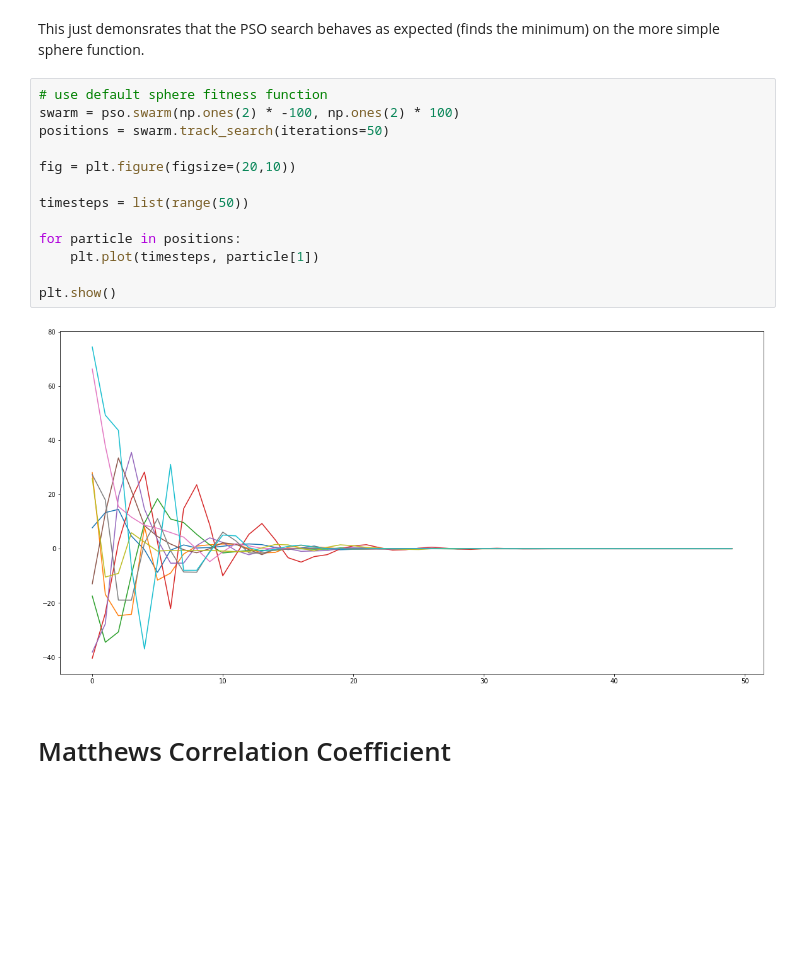
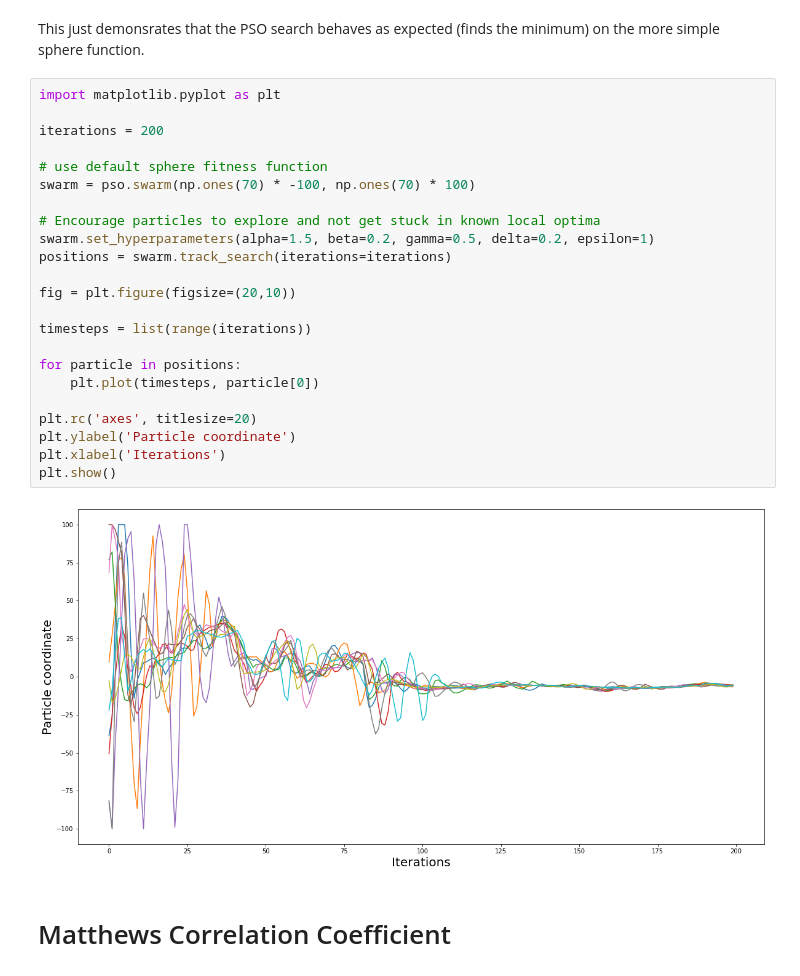
Before and after one commit to kymckay/f21bc-coursework, a Jupyter notebook: pso_research.ipynb, the cells around one changed output. Drawn from its saved outputs; the diff is of its cells as text; blank space fills up the shorter version.

Commit message:
Improve PSO simple search graph output

```diff
--- a/pso_research.ipynb
+++ b/pso_research.ipynb
@@ -72,20 +72,30 @@ plt.show()
 # %% [markdown]
 This just demonsrates that the PSO search behaves as expected (finds the minimum) on the more simple sphere function.
 # %%
+import matplotlib.pyplot as plt
+
+iterations = 200
+
 # use default sphere fitness function
-swarm = pso.swarm(np.ones(2) * -100, np.ones(2) * 100)
-positions = swarm.track_search(iterations=50)
+swarm = pso.swarm(np.ones(70) * -100, np.ones(70) * 100)
+
+# Encourage particles to explore and not get stuck in known local optima
+swarm.set_hyperparameters(alpha=1.5, beta=0.2, gamma=0.5, delta=0.2, epsilon=1)
+positions = swarm.track_search(iterations=iterations)
 
 fig = plt.figure(figsize=(20,10))
 
-timesteps = list(range(50))
+timesteps = list(range(iterations))
 
 for particle in positions:
-    plt.plot(timesteps, particle[1])
+    plt.plot(timesteps, particle[0])
 
+plt.rc('axes', titlesize=20)
+plt.ylabel('Particle coordinate')
+plt.xlabel('Iterations')
 plt.show()
 # %% [output]
-[figure, old version]
+[figure, new version]
 # %% [markdown]
 # Matthews Correlation Coefficient
 # %%
```
